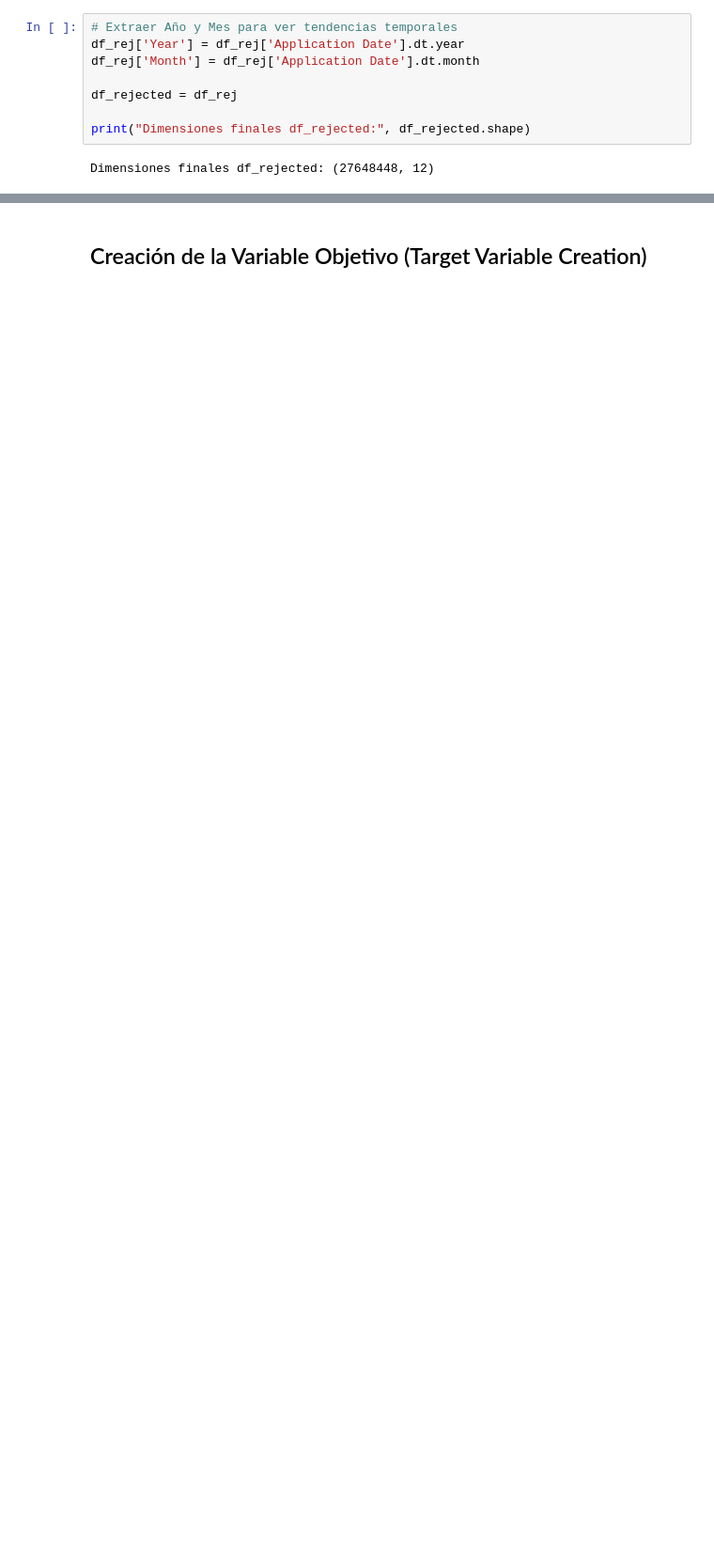
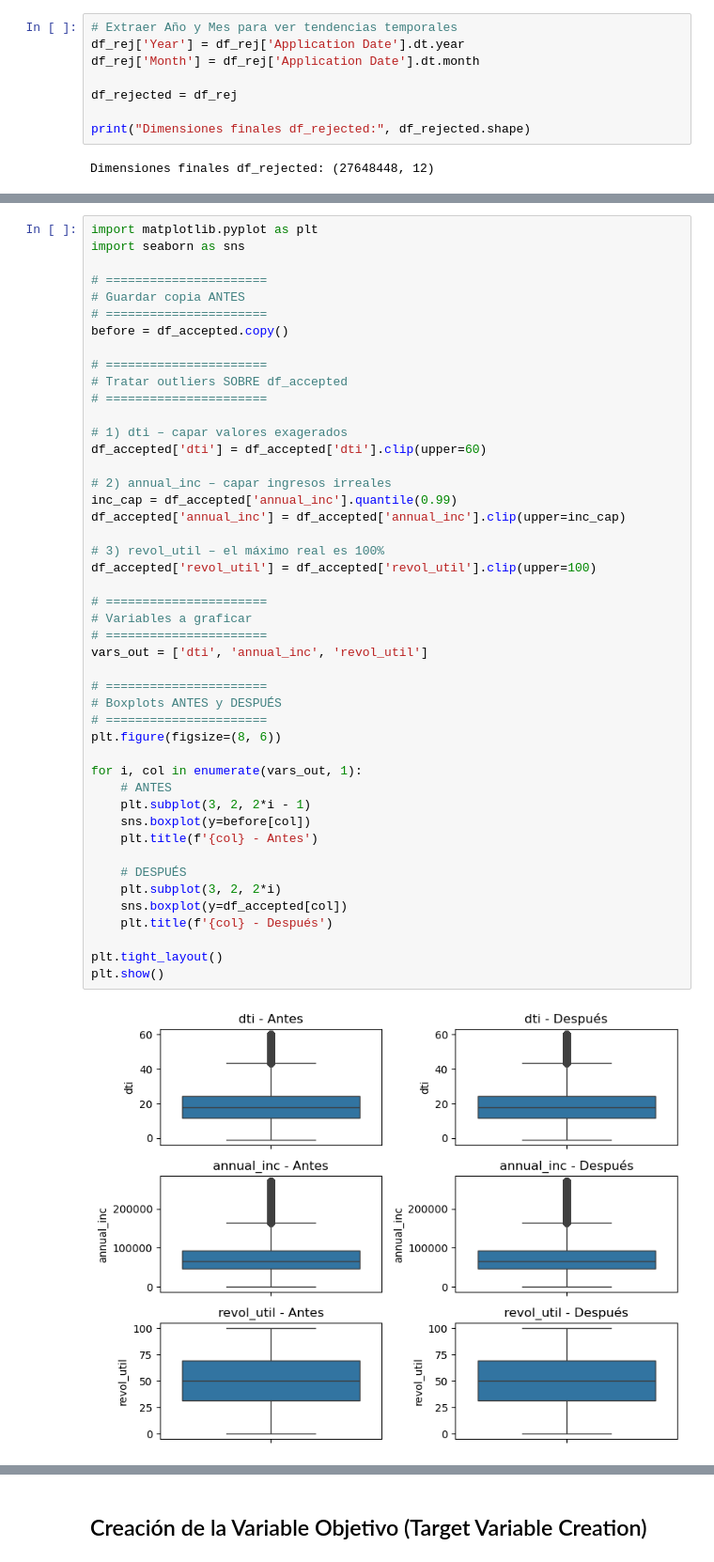
Before and after one commit to arturotowers/Proyecto_Lab_Indicadores, a Jupyter notebook: Notebook/Proyecto_LendingClub.ipynb, the cells around one changed output, grey strips where cells are left out. Shown at 94% size. Cells and saved outputs as stored; diff of their text form; blank space fills up the shorter version.

```diff
--- a/Notebook/Proyecto_LendingClub.ipynb
+++ b/Notebook/Proyecto_LendingClub.ipynb
@@ -353,0 +467,48 @@ En resumen, la limpieza prioriza **preservar la información de negocio**, inter
+# %%
+import matplotlib.pyplot as plt
+import seaborn as sns
+
+# ======================
+# Guardar copia ANTES
+# ======================
+before = df_accepted.copy()
+
+# ======================
+# Tratar outliers SOBRE df_accepted
+# ======================
+
+# 1) dti – capar valores exagerados
+df_accepted['dti'] = df_accepted['dti'].clip(upper=60)
+
+# 2) annual_inc – capar ingresos irreales
+inc_cap = df_accepted['annual_inc'].quantile(0.99)
+df_accepted['annual_inc'] = df_accepted['annual_inc'].clip(upper=inc_cap)
+
+# 3) revol_util – el máximo real es 100%
+df_accepted['revol_util'] = df_accepted['revol_util'].clip(upper=100)
+
+# ======================
+# Variables a graficar
+# ======================
+vars_out = ['dti', 'annual_inc', 'revol_util']
+
+# ======================
+# Boxplots ANTES y DESPUÉS
+# ======================
+plt.figure(figsize=(8, 6))
+
+for i, col in enumerate(vars_out, 1):
+    # ANTES
+    plt.subplot(3, 2, 2*i - 1)
+    sns.boxplot(y=before[col])
+    plt.title(f'{col} - Antes')
+
+    # DESPUÉS
+    plt.subplot(3, 2, 2*i)
+    sns.boxplot(y=df_accepted[col])
+    plt.title(f'{col} - Después')
+
+plt.tight_layout()
+plt.show()
+# %% [output]
+[figure, added]
```
Also changed, not shown: parts of 25 cells of this notebook.
